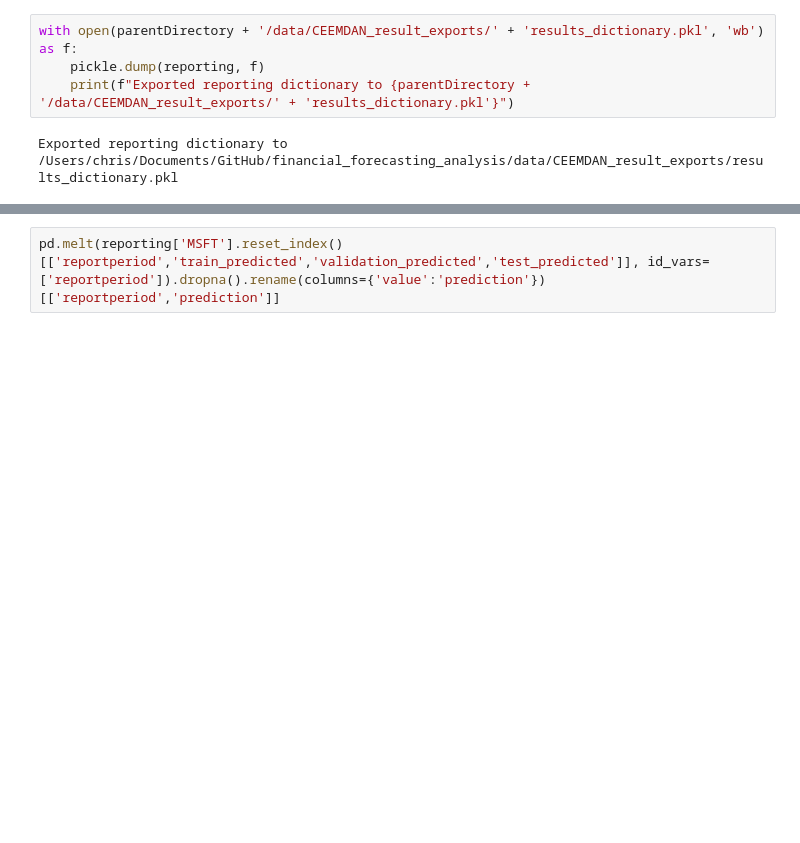
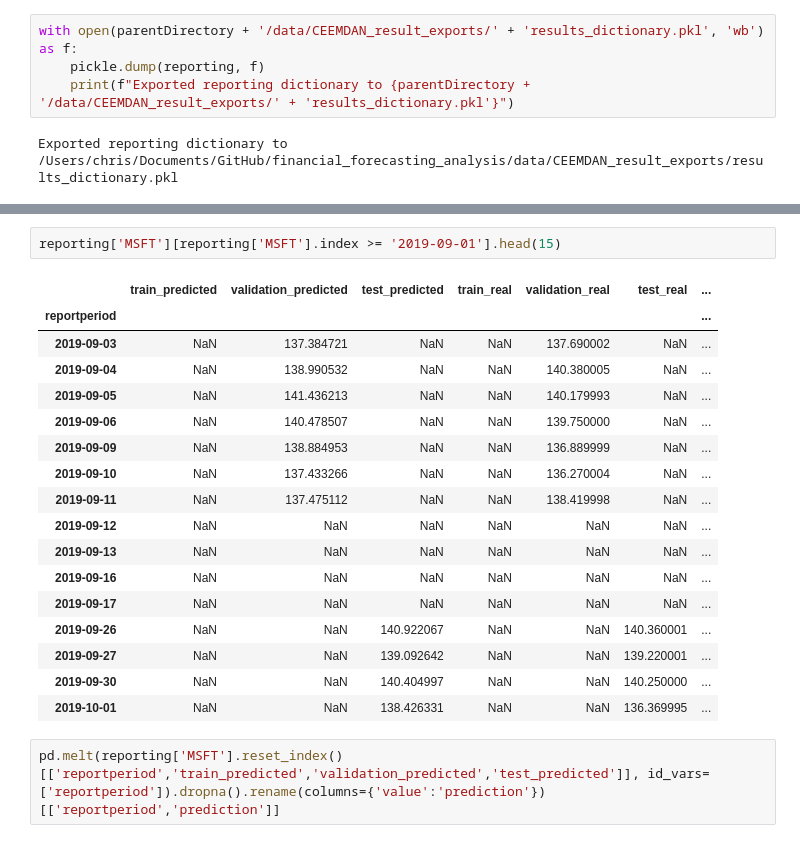
Before and after one commit to auguryChris/financial_forecasting_analysis, a Jupyter notebook: notebooks/02_DNN/organizing.ipynb, the cells around one changed output, grey strips where cells are left out. Saved outputs shown, nothing was run; the diff lists cells and outputs as text; blank space fills up the shorter version.

```diff
--- a/notebooks/02_DNN/organizing.ipynb
+++ b/notebooks/02_DNN/organizing.ipynb
@@ -709,3 +713,23 @@ reporting['MSFT']
+# %%
+reporting['MSFT'][reporting['MSFT'].index >= '2019-09-01'].head(15)
+# %% [output]
+|  | train_predicted | validation_predicted | test_predicted | train_real | validation_real | test_real | ... |
+| reportperiod |  |  |  |  |  |  | ... |
+| 2019-09-03 | NaN | 137.384721 | NaN | NaN | 137.690002 | NaN | ... |
+| 2019-09-04 | NaN | 138.990532 | NaN | NaN | 140.380005 | NaN | ... |
+| 2019-09-05 | NaN | 141.436213 | NaN | NaN | 140.179993 | NaN | ... |
+| 2019-09-06 | NaN | 140.478507 | NaN | NaN | 139.750000 | NaN | ... |
+| 2019-09-09 | NaN | 138.884953 | NaN | NaN | 136.889999 | NaN | ... |
+| 2019-09-10 | NaN | 137.433266 | NaN | NaN | 136.270004 | NaN | ... |
+| 2019-09-11 | NaN | 137.475112 | NaN | NaN | 138.419998 | NaN | ... |
+| 2019-09-12 | NaN | NaN | NaN | NaN | NaN | NaN | ... |
+| 2019-09-13 | NaN | NaN | NaN | NaN | NaN | NaN | ... |
+| 2019-09-16 | NaN | NaN | NaN | NaN | NaN | NaN | ... |
+| 2019-09-17 | NaN | NaN | NaN | NaN | NaN | NaN | ... |
+| 2019-09-26 | NaN | NaN | 140.922067 | NaN | NaN | 140.360001 | ... |
+| 2019-09-27 | NaN | NaN | 139.092642 | NaN | NaN | 139.220001 | ... |
+| 2019-09-30 | NaN | NaN | 140.404997 | NaN | NaN | 140.250000 | ... |
+| 2019-10-01 | NaN | NaN | 138.426331 | NaN | NaN | 136.369995 | ... |
 # %%
 pd.melt(reporting['MSFT'].reset_index()[['reportperiod','train_predicted','validation_predicted','test_predicted']], id_vars=['reportperiod']).dropna().rename(columns={'value':'prediction'})[['reportperiod','prediction']]
 # %% [output]
```
Also changed, not shown: parts of 3 cells of this notebook, 17 other files.
